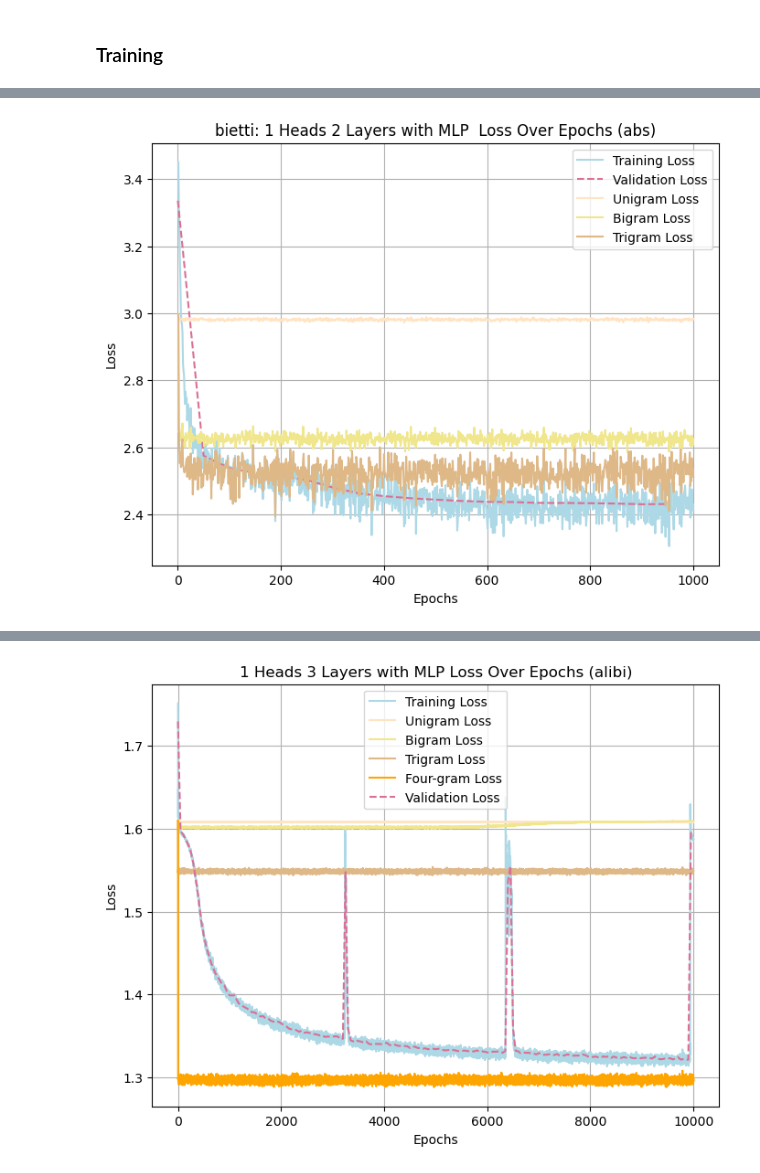
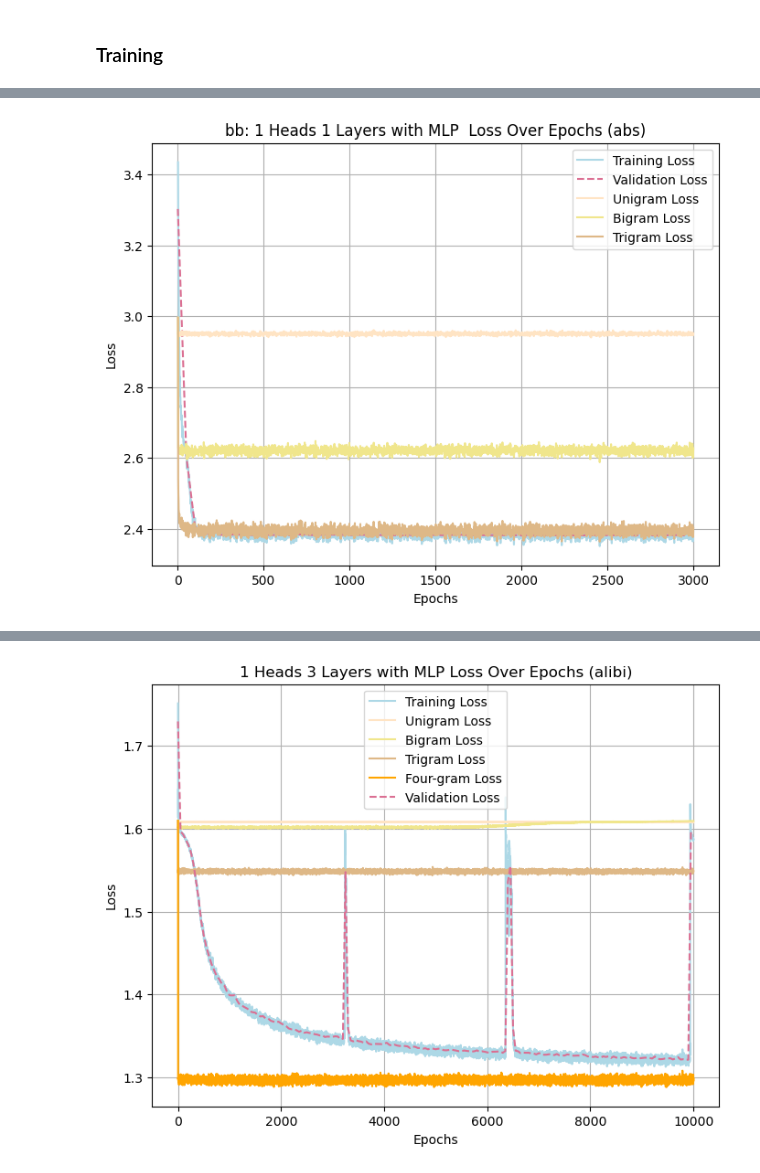
Before and after one commit to ezyhdxm/ICL, a Jupyter notebook: markov_attn.ipynb, the cells around one changed output, grey strips where cells are left out. Saved outputs shown, nothing was run; the diff lists cells and outputs as text; code cells hidden in the pictures.

Commit message:
Add backcopy task

```diff
--- a/markov_attn.ipynb
+++ b/markov_attn.ipynb
@@ -172,26 +172,25 @@ class Transformer(nn.Module):
             return logits, self.atten_maps
         return logits
 # %%
-SEQ_LEN = 128
+SEQ_LEN = 48
 VOC_SIZE = 20
 BATCH_SIZE = 256
 
 config = Config(
         emb_dim=128,
         num_heads=1,
-        num_layers=2,
+        num_layers=1,
         seq_len=SEQ_LEN,
         vocab_size=VOC_SIZE,
         batch_size=BATCH_SIZE,
         test_size=2048,
-        num_epochs=1000,
+        num_epochs=3000,
         eval_iter=50,
         pos_enc='abs',
         get_attn=50,
-        mlp=(False, True),
-        activation=(False, False),
+        mlp=(True,),
+        activation=(False,),
         ff_dim=128,
-        flash=False,
         layer_norm=False,
         max_gram=3,
     )
@@ -242,6 +232,8 @@ def train(model, config, sampler_config, task_name):
         sampler = BiettiTask(sampler_config)
         probes = defaultdict(list)
         probe_keys = ["wk0", "wk1", "wo1"]
+    elif task_name == "bb":
+        sampler = BBTask(sampler_config)
 
     criterion = nn.CrossEntropyLoss()
     optimizer = torch.optim.Adam(model.parameters(), lr=config.learning_rate)
@@ -286,6 +278,7 @@ def train(model, config, sampler_config, task_name):
         if task_name == "bietti":
             for pkey in probe_keys:
                 probes[pkey].append(memory_recall_probe(config.vocab_size, model, pkey, config.seq_len, config.device))
+            probes['ff'].append(feedforward_probe(config.vocab_size, model, sampler_config.trans_mat, config.device))
 
         if epoch % config.eval_iter == 0:
             with torch.no_grad():
@@ -303,4 +296,4 @@ def train(model, config, sampler_config, task_name):
         return train_losses, eval_losses, eval_steps, attn_maps, test_attn_maps, probes
     return train_losses, eval_losses, eval_steps, attn_maps, test_attn_maps
 # %%
-train_losses, eval_losses, eval_steps, attn_maps, test_attn_maps, probes = train(model, config, sampler_config, 'bietti')
+train_losses, eval_losses, eval_steps, attn_maps, test_attn_maps = train(model, config, sampler_config, 'bb')
@@ -326,4 +304,4 @@ plot_probes(probes, config)
 # %%
-get_loss_plots(config, train_losses, eval_losses, eval_steps, ngramLosses, 'bietti')
+get_loss_plots(config, train_losses, eval_losses, eval_steps, ngramLosses, 'bb')
 # %% [output]
-[figure, old version]
+[figure, new version]
```
Also changed, not shown: parts of 10 cells of this notebook, 6 other files.
